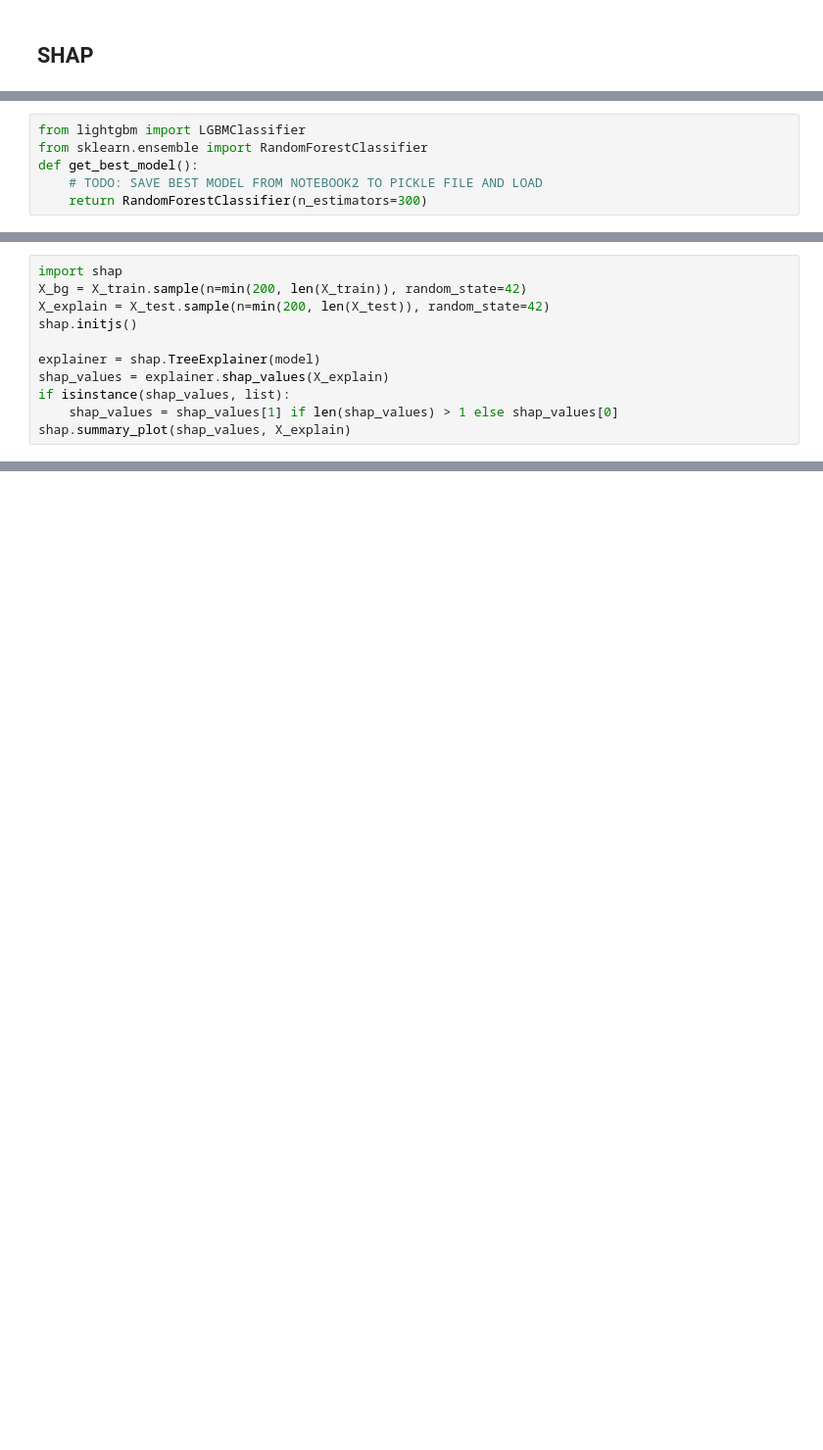
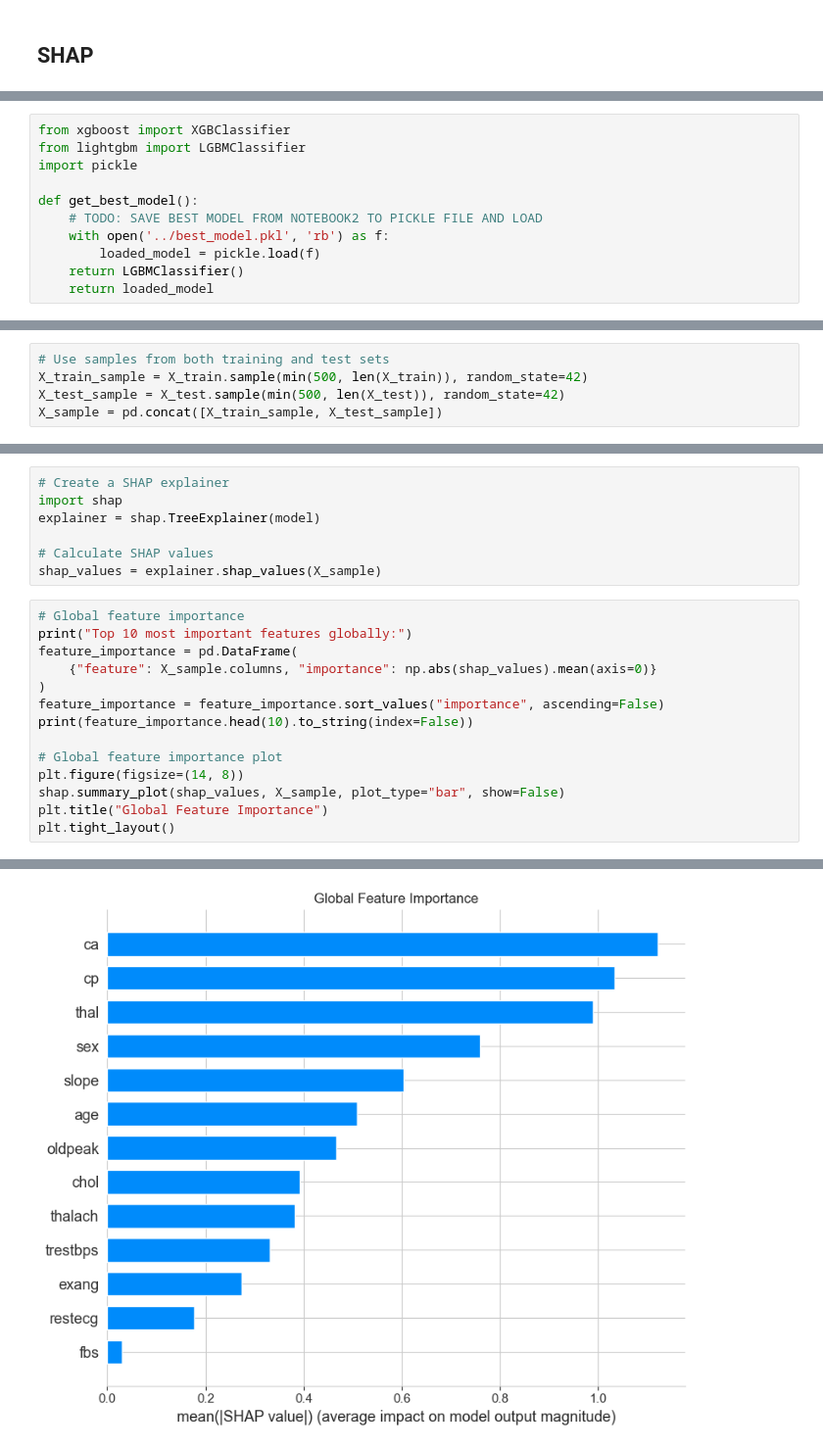
Before and after one commit to QuyeN1104/HeartDiseasePrediction, a Jupyter notebook: notebooks/3. Explaination.ipynb, the cells around one changed output, grey strips where cells are left out. Shown at 98% size. Cells and saved outputs as stored; diff of their text form; blank space fills up the shorter version.

Commit message:
add shap explaination

```diff
--- a/notebooks/3. Explaination.ipynb
+++ b/notebooks/3. Explaination.ipynb
@@ -26,10 +19,15 @@ print('Seed: 42')
 # %% [output]
 Seed: 42
 # %%
+from xgboost import XGBClassifier
 from lightgbm import LGBMClassifier
-from sklearn.ensemble import RandomForestClassifier
+import pickle
+
 def get_best_model():
     # TODO: SAVE BEST MODEL FROM NOTEBOOK2 TO PICKLE FILE AND LOAD
-    return RandomForestClassifier(n_estimators=300)
+    with open('../best_model.pkl', 'rb') as f:
+        loaded_model = pickle.load(f)
+    return LGBMClassifier()
+    return loaded_model
 # %%
 # Data
@@ -79,11 +95,5 @@ RandomForestClassifier(n_estimators=300)
 # %%
-import shap
-X_bg = X_train.sample(n=min(200, len(X_train)), random_state=42)
-X_explain = X_test.sample(n=min(200, len(X_test)), random_state=42)
-shap.initjs()
-
-explainer = shap.TreeExplainer(model)
-shap_values = explainer.shap_values(X_explain)
-if isinstance(shap_values, list):
-    shap_values = shap_values[1] if len(shap_values) > 1 else shap_values[0]
-shap.summary_plot(shap_values, X_explain)
+# Use samples from both training and test sets
+X_train_sample = X_train.sample(min(500, len(X_train)), random_state=42)
+X_test_sample = X_test.sample(min(500, len(X_test)), random_state=42)
+X_sample = pd.concat([X_train_sample, X_test_sample])
@@ -92,0 +100,22 @@ shap.summary_plot(shap_values, X_explain)
+# %%
+# Create a SHAP explainer
+import shap
+explainer = shap.TreeExplainer(model)
+
+# Calculate SHAP values
+shap_values = explainer.shap_values(X_sample)
+# %%
+# Global feature importance
+print("Top 10 most important features globally:")
+feature_importance = pd.DataFrame(
+    {"feature": X_sample.columns, "importance": np.abs(shap_values).mean(axis=0)}
+)
+feature_importance = feature_importance.sort_values("importance", ascending=False)
+print(feature_importance.head(10).to_string(index=False))
+
+# Global feature importance plot
+plt.figure(figsize=(14, 8))
+shap.summary_plot(shap_values, X_sample, plot_type="bar", show=False)
+plt.title("Global Feature Importance")
+plt.tight_layout()
+# %% [output]
@@ -92,0 +134 @@ shap.summary_plot(shap_values, X_explain)
+[figure, added]
```
Also changed, not shown: parts of 7 cells of this notebook, 17 other files.
